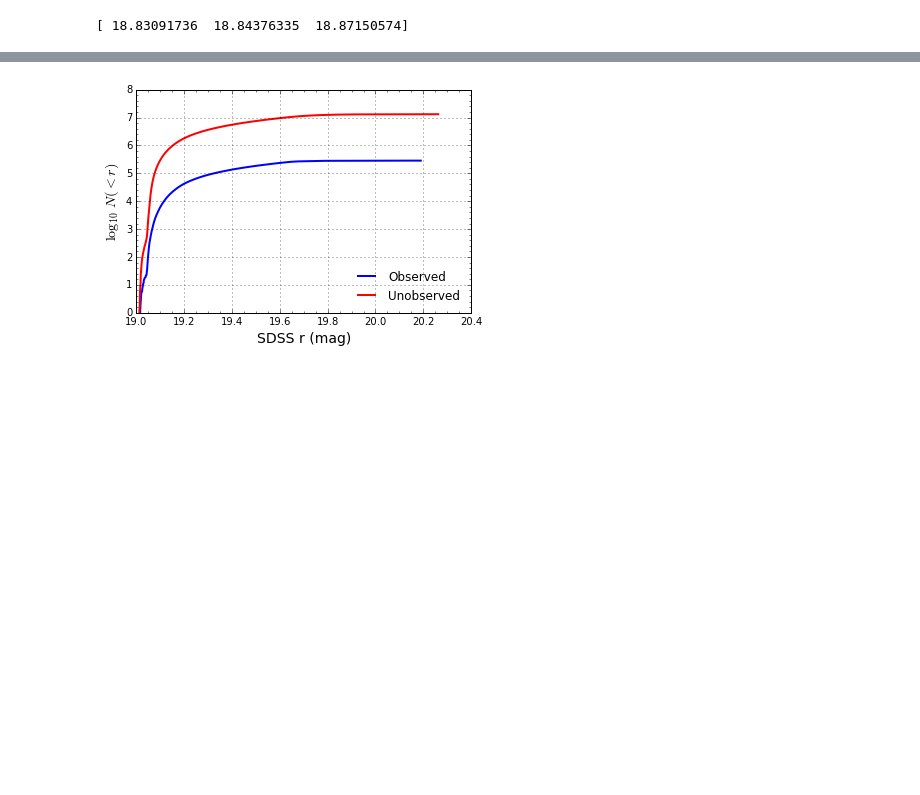
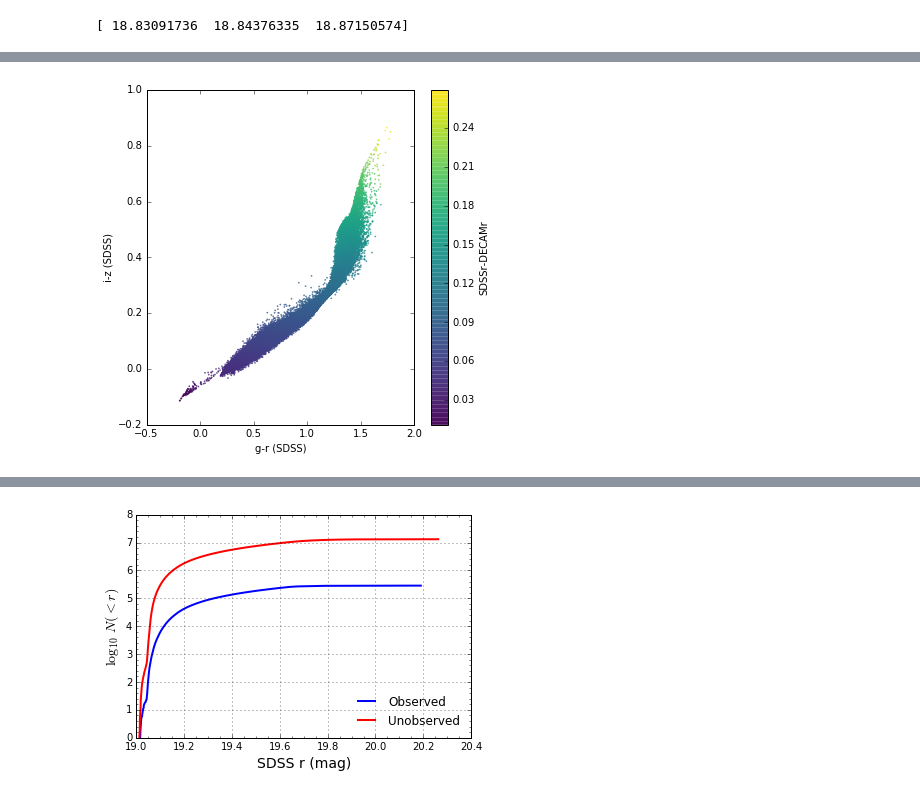
Before and after one commit to apcooper/bright_analysis_doc, a Jupyter notebook: nb/12apr2017_full.ipynb, the cells around one changed output, grey strips where cells are left out. Cells and saved outputs as stored; diff of their text form; code cells hidden in the pictures; blank space fills up the shorter version.

```diff
--- a/nb/12apr2017_full.ipynb
+++ b/nb/12apr2017_full.ipynb
@@ -189,0 +230,8 @@ Haven't figured out yet why these magnitudes disagree...
+# %%
+pl.figure(figsize=(6,6))
+pl.scatter(sdss_g-sdss_r,sdss_i-sdss_z,c=(sdss_r-decam_r),edgecolor='None',s=3,alpha=0.8,cmap='viridis');
+pl.colorbar(label='SDSSr-DECAMr')
+pl.xlabel('g-r (SDSS)')
+pl.ylabel('i-z (SDSS)');
+# %% [output]
+[figure, added]
```
Also changed, not shown: parts of 26 cells of this notebook.
